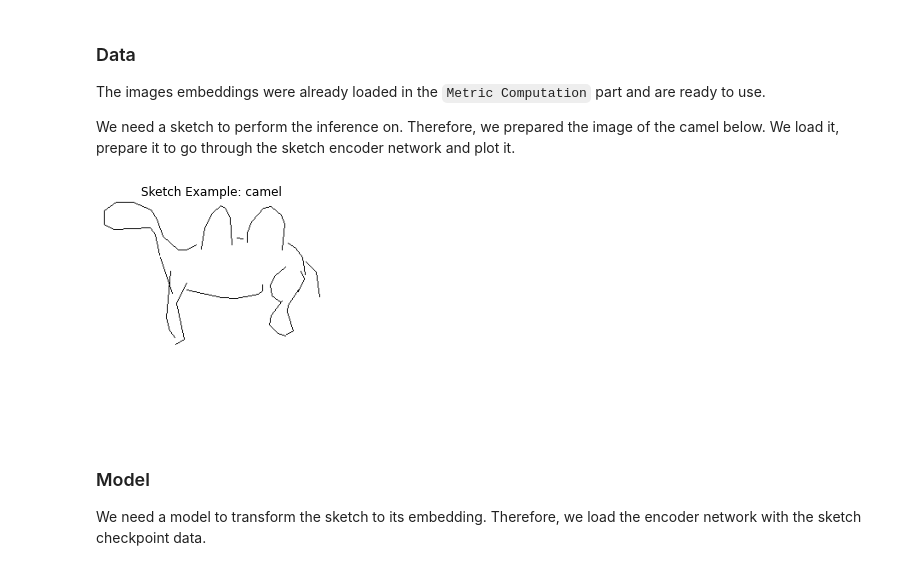
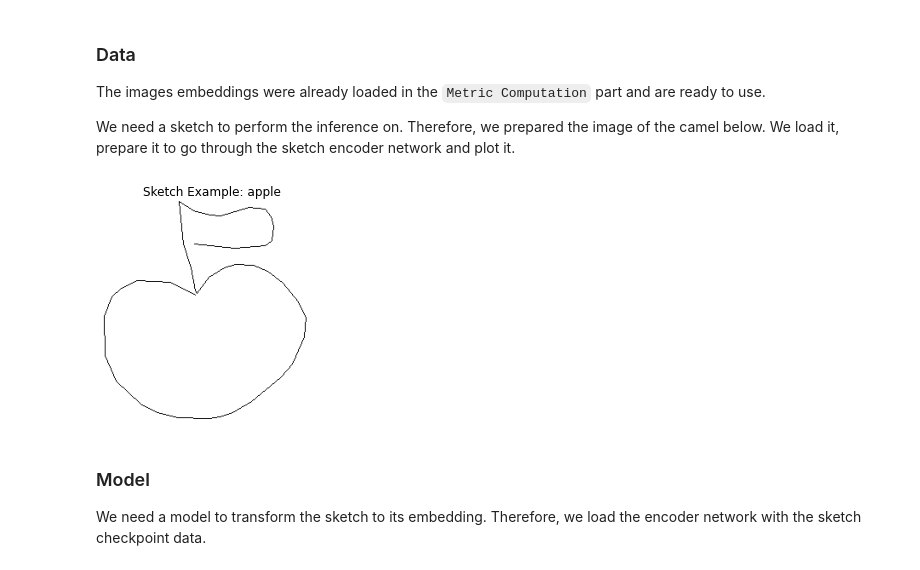
Before and after one commit to VisiumCH/AMLD-2021-Sketchy, a Jupyter notebook: notebooks/workshop/AMLD-2021-Sketchy-Demo2_Performance_Solution.ipynb, the cells around one changed output. Drawn from its saved outputs; the diff is of its cells as text; code cells hidden in the pictures.

```diff
--- a/notebooks/workshop/AMLD-2021-Sketchy-Demo2_Performance_Solution.ipynb
+++ b/notebooks/workshop/AMLD-2021-Sketchy-Demo2_Performance_Solution.ipynb
@@ -2,3 +2,33 @@
 # AMLD-2021-Sketchy: Performance Solution
 # %% [markdown]
 In the previous notebook, we visualised the datasets, coded the model encoder and the losses. In this notebook, we compute the perfomance of the model and then visualise the inference.
+# %%
+# Loads the autoreload package into ipython kernel and set it to automatically reload modules
+# when they change
+%load_ext autoreload
+%autoreload 2
+
+if 'google.colab' in str(get_ipython()):
+    from google_drive_downloader import GoogleDriveDownloader as gdd
+    print('Downloading data...')
+    CHECKPOINT_PATH = './quickdraw_checkpoint.pth'
+    DATA_PATH =  './Quickdraw'
+    MODEL_PATH = './precomputed_embeddings'
+    SKETCH_FNAME = './apple_sketch.png'
+    gdd.download_file_from_google_drive(file_id='1fQUbRhurMWrJg6zewPGYcoHmpOz3mJgC', dest_path=CHECKPOINT_PATH)
+    gdd.download_file_from_google_drive(file_id='1ZWewZImzxPtg6IvLgHLwvB-yQWaHw5O_', dest_path=DATA_PATH)
+    gdd.download_file_from_google_drive(file_id='1o2p25B5hEtIy7Z3gDidW5RPyCyzNT50k', dest_path=MODEL_PATH)
+    gdd.download_file_from_google_drive(file_id='1Lde0k5aRaEBZXtfzcor-MPRLs3JsVhrv', dest_path=SKETCH_FNAME)
+
+    print('Import the code and install dependencies...')
+    !git clone https://github.com/VisiumCH/AMLD-2021-Sketchy.git AMLD-2021-Sketchy
+    %cd AMLD-2021-Sketchy/
+    !pip install -r requirements.txt
+
+else:
+    CHECKPOINT_PATH = "/io/models/quickdraw_training/checkpoint.pth"
+    MODEL_PATH = "/io/models/quickdraw_training/precomputed_embeddings"
+    DATA_PATH =  "/io/data/raw/Quickdraw"
+    SKETCH_FNAME = 'images/apple_sketch.png'
+
+%pwd
@@ -190,11 +219,11 @@ sketch = transform(sketch) # apply transform
 sketch = sketch.unsqueeze(0) # expand because no batch
 # %%
 # Small sketch plot
-plt.imshow(plt.imread(sketch_fname), cmap="gray");
-plt.title('Sketch Example: camel')
+plt.imshow(plt.imread(SKETCH_FNAME), cmap="gray");
+plt.title('Sketch Example: apple')
 plt.axis('off');
 # %% [output]
-[figure, old version]
+[figure, new version]
 # %% [markdown]
 ### Model
 We need a model to transform the sketch to its embedding. Therefore, we load the encoder network with the sketch checkpoint data.
```
Also changed, not shown: parts of 8 cells of this notebook, 14 other files.
